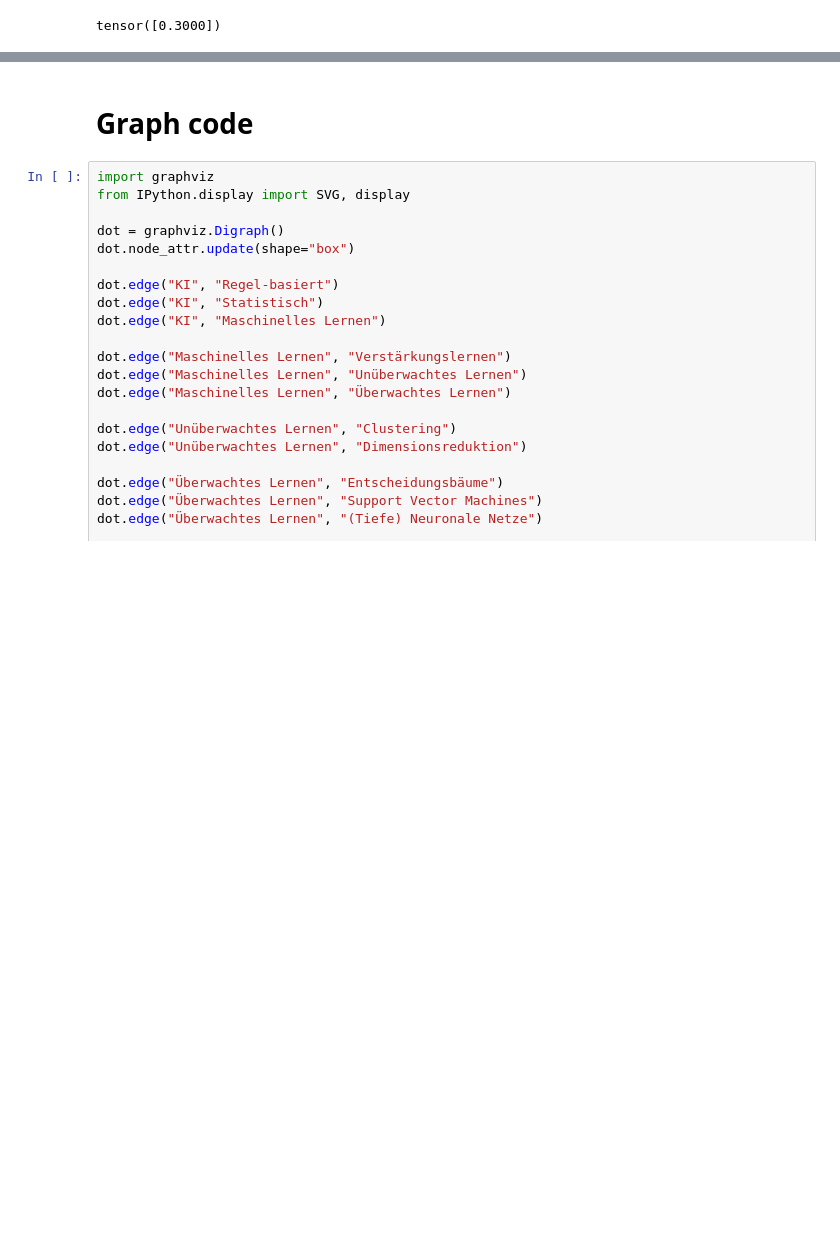
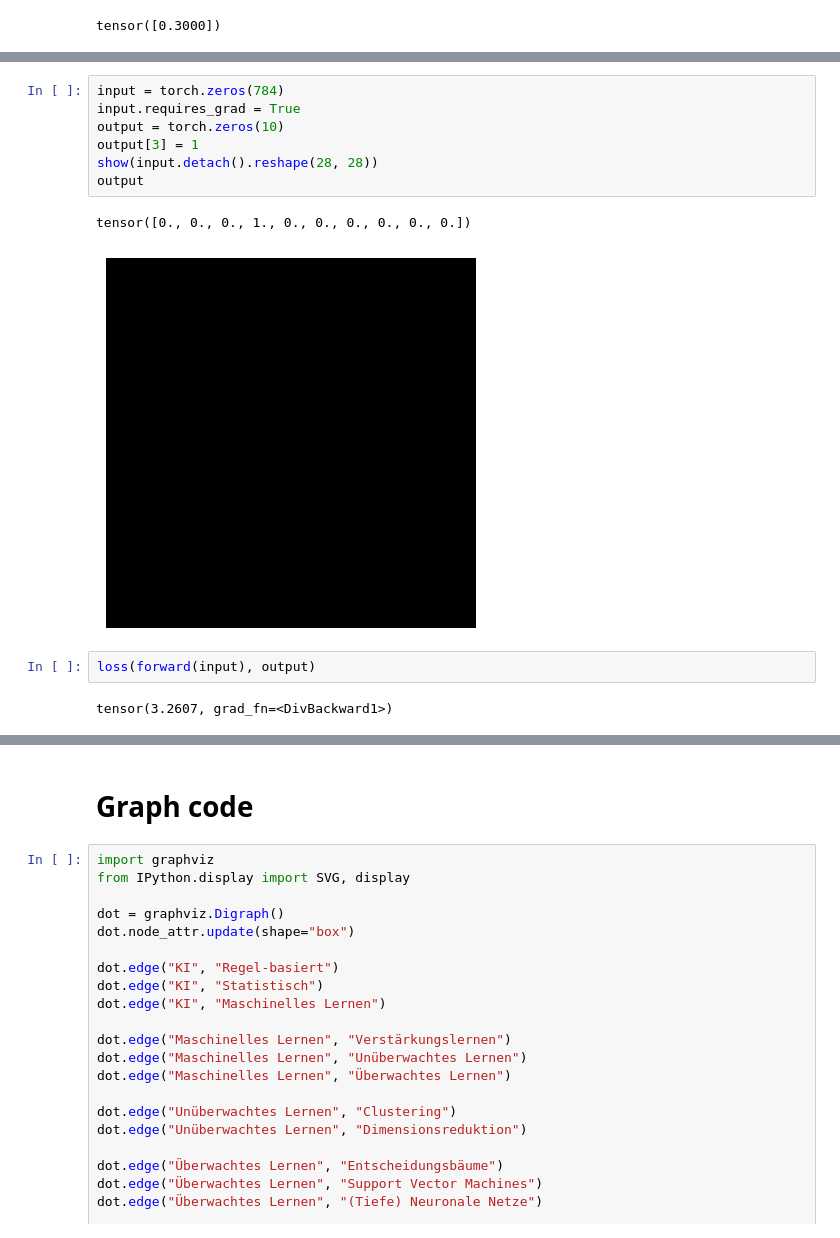
Before and after one commit to sadilek/ki-vortrag, a Jupyter notebook: vortrag.ipynb, the cells around one changed output, grey strips where cells are left out. Saved outputs shown, nothing was run; the diff lists cells and outputs as text; blank space fills up the shorter version.

```diff
--- a/vortrag.ipynb
+++ b/vortrag.ipynb
@@ -387,0 +484,14 @@ def net(X, w1, b1, w2, b2):
+# %%
+input = torch.zeros(784)
+input.requires_grad = True
+output = torch.zeros(10)
+output[3] = 1
+show(input.detach().reshape(28, 28))
+output
+# %% [output]
+tensor([0., 0., 0., 1., 0., 0., 0., 0., 0., 0.])
+[figure, added]
+# %%
+loss(forward(input), output)
+# %% [output]
+tensor(3.2607, grad_fn=<DivBackward1>)
```
Also changed, not shown: parts of 30 cells of this notebook, 1 other file.
